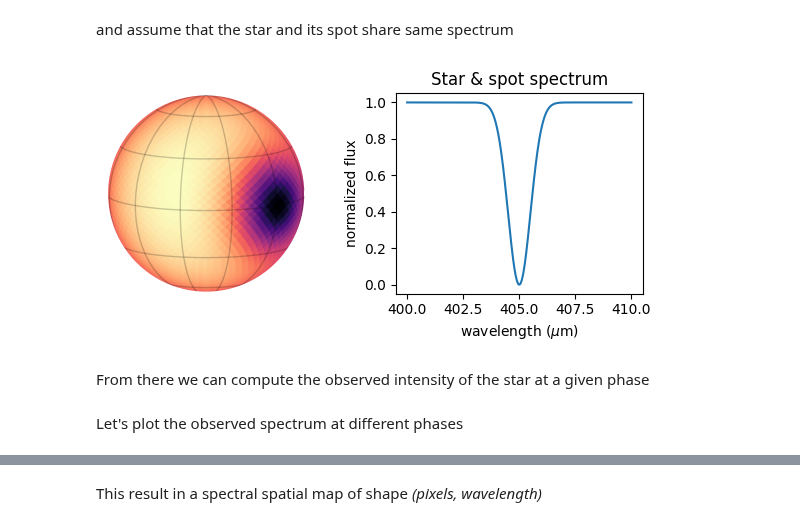
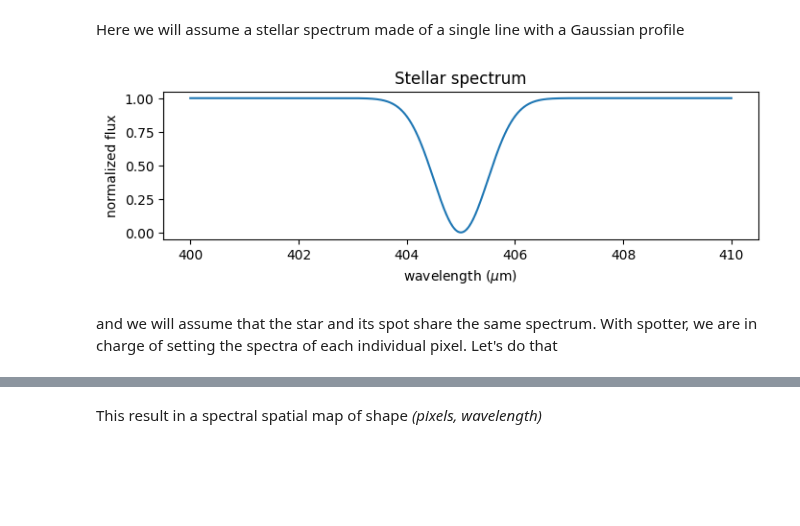
Before and after one commit to lgrcia/spotter, a Jupyter notebook: docs/notebooks/spectral.ipynb, the cells around one changed output, grey strips where cells are left out. Drawn from its saved outputs; the diff is of its cells as text; code cells hidden in the pictures; blank space fills up the shorter version.

```diff
--- a/docs/notebooks/spectral.ipynb
+++ b/docs/notebooks/spectral.ipynb
@@ -20,27 +25,23 @@ star = star - spot
+# %% [markdown]
+Here we will assume a stellar spectrum made of a single line with a Gaussian profile
+# %%
+import matplotlib.pyplot as plt
+import jax.numpy as jnp
+
+
+def gaussian(x, mu, sigma):
+    return jnp.exp(-((x - mu) ** 2) / (2 * sigma**2))
+
+
+wv = jnp.linspace(400, 410, 500) * 1e-9
+star_spectrum = 1 - gaussian(wv, wv.mean(), 0.5e-9)
+
+plt.figure(figsize=(8, 2))
+plt.plot(wv * 1e9, star_spectrum)
+plt.xlabel("wavelength ($\mu$m)")
+plt.title("Stellar spectrum")
+_ = plt.ylabel("normalized flux")
+# %% [output]
+[figure, added]
 # %% [markdown]
-and assume that the star and its spot share same spectrum
+and we will assume that the star and its spot share the same spectrum. With spotter, we are in charge of setting the spectra of each individual pixel. Let's do that
-# %%
-import matplotlib.pyplot as plt
-import jax.numpy as jnp
-
-
-def gaussian(x, mu, sigma):
-    return jnp.exp(-((x - mu) ** 2) / (2 * sigma**2))
-
-
-wv = jnp.linspace(400, 410, 500) * 1e-9
-star_spectrum = 1 - gaussian(wv, wv.mean(), 0.5e-9)
-
-plt.figure(figsize=(6, 3))
-ax = plt.subplot(121)
-show(star, star.period / 8, ax=ax)
-ax = plt.subplot(122)
-plt.plot(wv * 1e9, star_spectrum)
-plt.xlabel("wavelength ($\mu$m)")
-plt.title("Star & spot spectrum")
-_ = plt.ylabel("normalized flux")
-plt.tight_layout()
-# %% [output]
-[figure, removed]
-# %% [markdown]
-From there we can compute the observed intensity of the star at a given phase
@@ -51,2 +47,0 @@ observed_spectrum = spectrum(star, wv, star_spectrum, 0.1)
-# %% [markdown]
-Let's plot the observed spectrum at different phases
```
Also changed, not shown: parts of 18 cells of this notebook, 4 other files.
